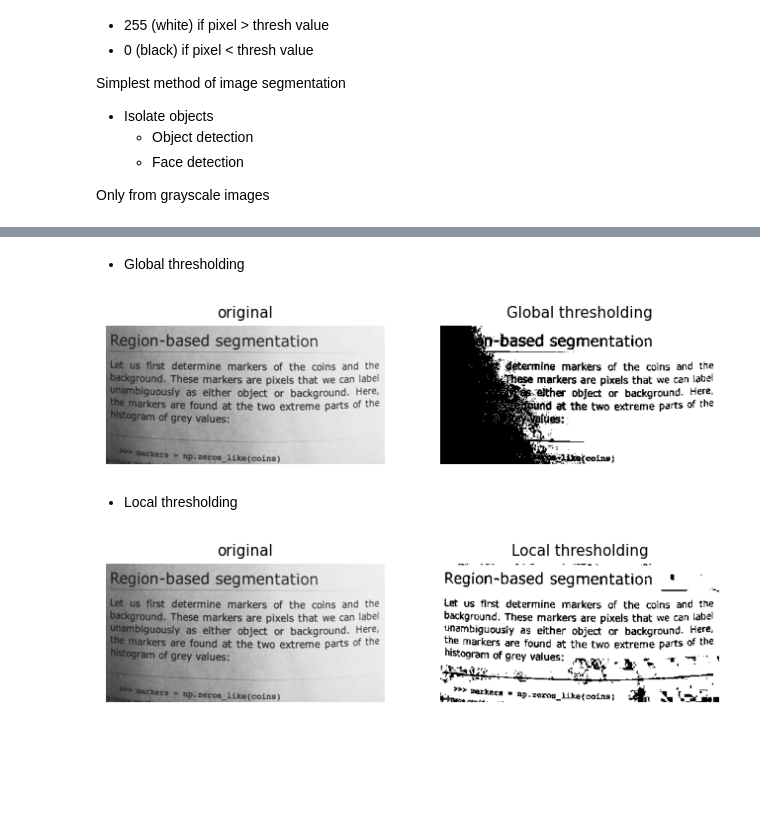
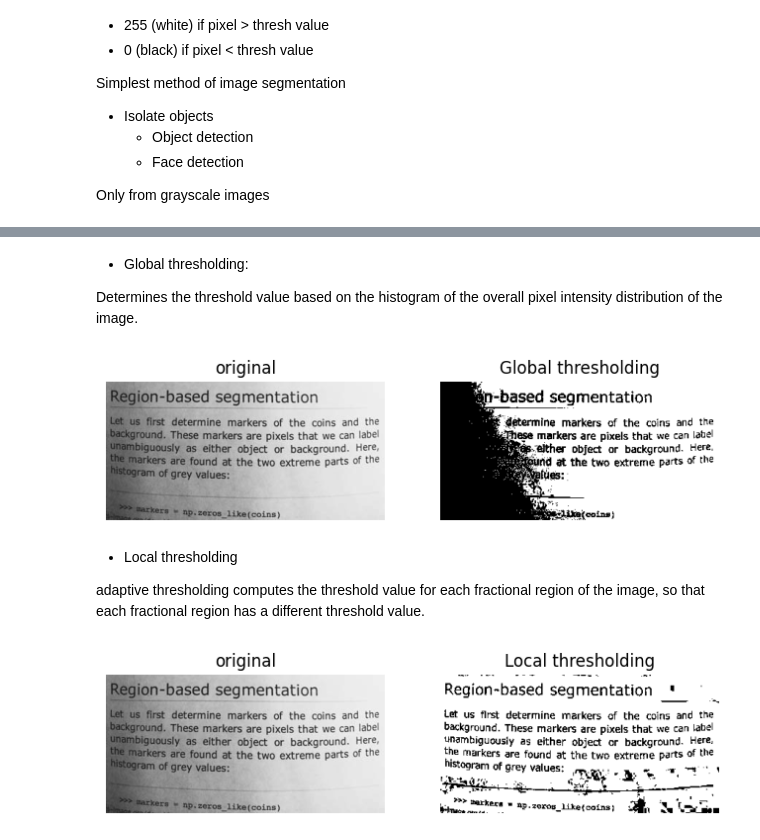
Before and after one commit to sondosaabed/Data-Analyst-Nanodegree, a Jupyter notebook: presentations-I-made/image-processing/image-processing.ipynb, the cells around one changed output, grey strips where cells are left out. Saved outputs shown, nothing was run; the diff lists cells and outputs as text; code cells hidden in the pictures; blank space fills up the shorter version.

```diff
--- a/presentations-I-made/image-processing/image-processing.ipynb
+++ b/presentations-I-made/image-processing/image-processing.ipynb
@@ -272,6 +290,8 @@ Simplest method of image segmentation
     - Face detection
 
 Only from grayscale images
+# %%
+page = data.page()
 # %%
 from skimage.filters import try_all_threshold
 
@@ -288,19 +307,23 @@ plt.show()
-# %% [markdown]
-- Global thresholding
+# %% [markdown]
+- Global thresholding:
+
+Determines the threshold value based on the histogram of the overall pixel intensity distribution of the image.
 # %%
 # Import the otsu threshold function
 from skimage.filters import threshold_otsu, rank
 
-thresh = threshold_otsu(image) # Obtain the optimal threshold value
-binary_global = image >= thresh  # Apply thresholding to the image
+thresh = threshold_otsu(page) # Obtain the optimal threshold value
+binary_global = page >= thresh  # Apply thresholding to the image
 
-plot_comparison(image, binary_global, 'Global thresholding')
+plot_comparison(page, binary_global, 'Global thresholding')
 # %% [output]
-[figure, old version]
+[figure, new version]
-# %% [markdown]
-- Local thresholding
+# %% [markdown]
+- Local thresholding
+
+adaptive thresholding computes the threshold value for each fractional region of the image, so that each fractional region has a different threshold value.
 # %%
-local_otsu = rank.otsu(image, morphology.disk(15))
-plot_comparison(image, local_otsu <= image, 'Local thresholding')
+local_otsu = rank.otsu(page, morphology.disk(15))
+plot_comparison(page, local_otsu <= page, 'Local thresholding')
 # %% [output]
-[figure, old version]
+[figure, new version]
```
Also changed, not shown: parts of 36 cells of this notebook.
